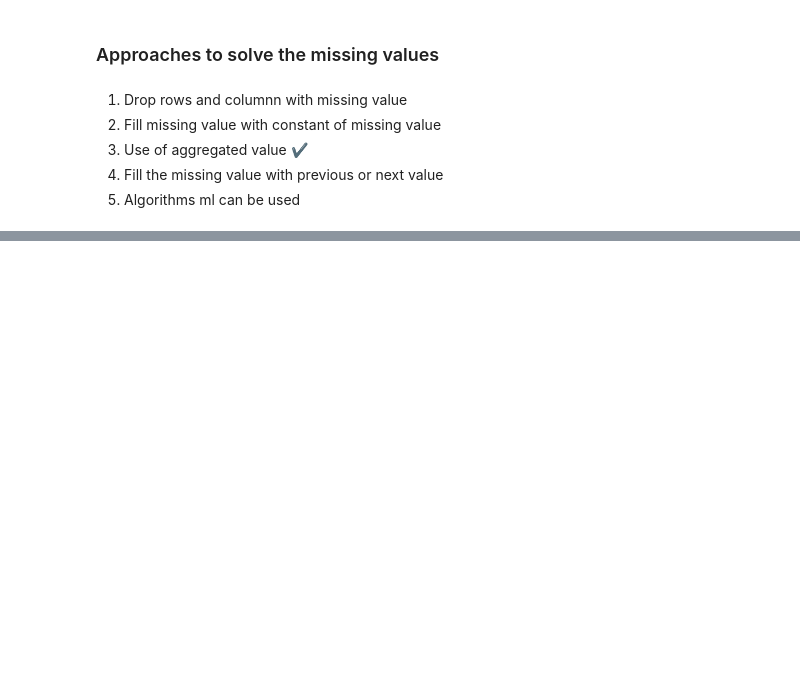
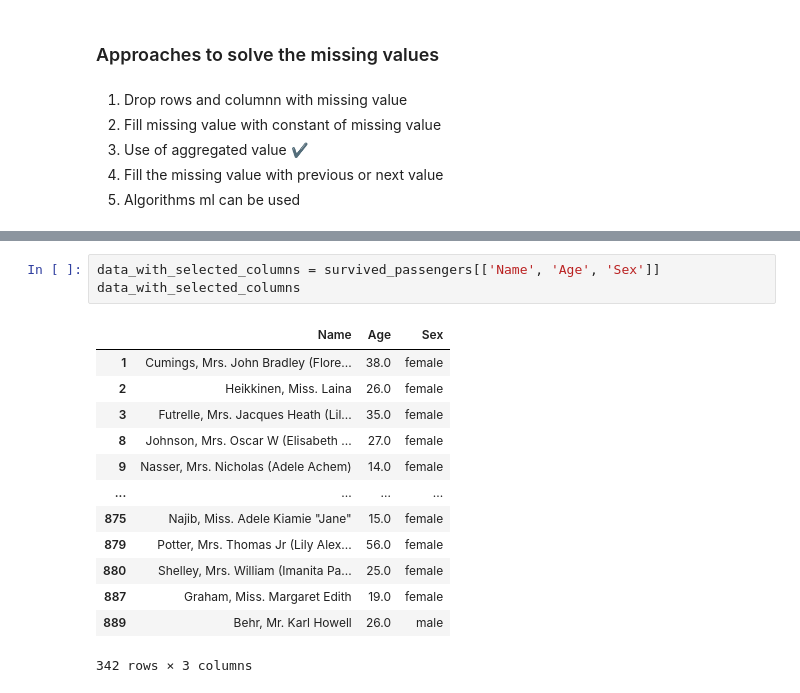
Before and after one commit to SandeshKhatiwada05/Data-Science-And-Machine-Learning-Course, a Jupyter notebook: Day 4/Titanic_project_pandas_numpy.ipynb, the cells around one changed output, grey strips where cells are left out. Cells and saved outputs as stored; diff of their text form; blank space fills up the shorter version.

```diff
--- a/Day 4/Titanic_project_pandas_numpy.ipynb
+++ b/Day 4/Titanic_project_pandas_numpy.ipynb
@@ -85,0 +238,17 @@ array([22.  , 38.  , 26.  , 35.  ,   nan, 54.  ,  2.  , 27.  , 14.  ,
+# %%
+data_with_selected_columns = survived_passengers[['Name', 'Age', 'Sex']]
+data_with_selected_columns
+# %% [output]
+|  | Name | Age | Sex |
+| 1 | Cumings, Mrs. John Bradley (Flore... | 38.0 | female |
+| 2 | Heikkinen, Miss. Laina | 26.0 | female |
+| 3 | Futrelle, Mrs. Jacques Heath (Lil... | 35.0 | female |
+| 8 | Johnson, Mrs. Oscar W (Elisabeth ... | 27.0 | female |
+| 9 | Nasser, Mrs. Nicholas (Adele Achem) | 14.0 | female |
+| ... | ... | ... | ... |
+| 875 | Najib, Miss. Adele Kiamie "Jane" | 15.0 | female |
+| 879 | Potter, Mrs. Thomas Jr (Lily Alex... | 56.0 | female |
+| 880 | Shelley, Mrs. William (Imanita Pa... | 25.0 | female |
+| 887 | Graham, Miss. Margaret Edith | 19.0 | female |
+| 889 | Behr, Mr. Karl Howell | 26.0 | male |
+342 rows × 3 columns
```
Also changed, not shown: parts of 18 cells of this notebook.
